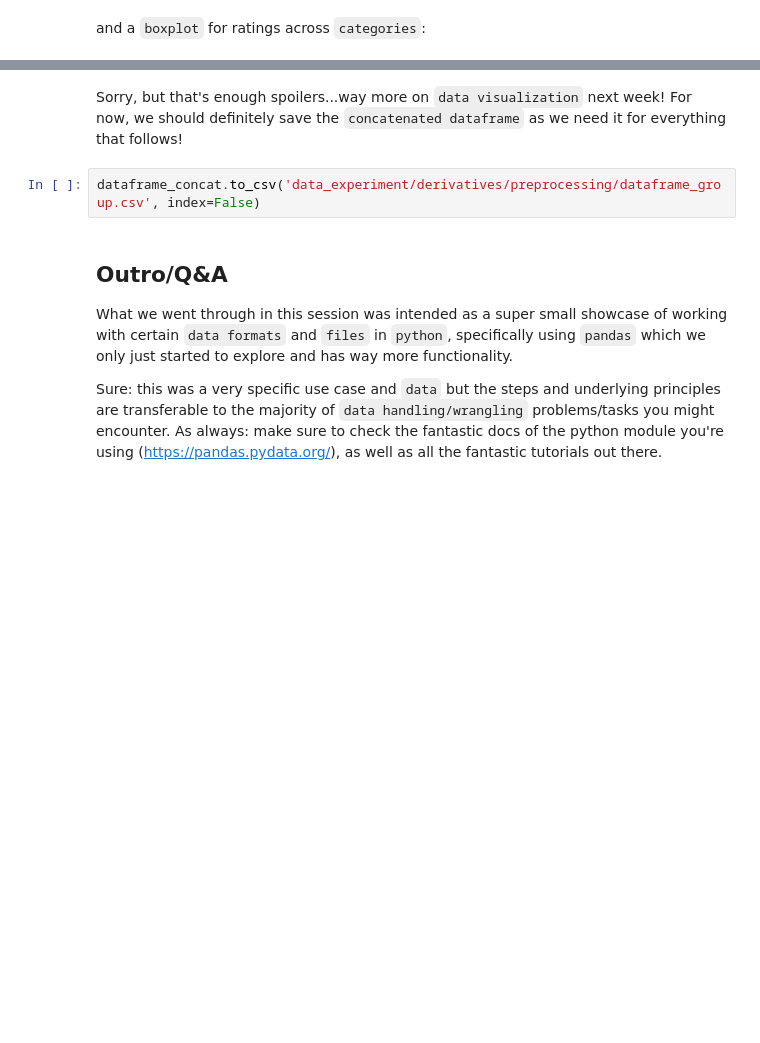
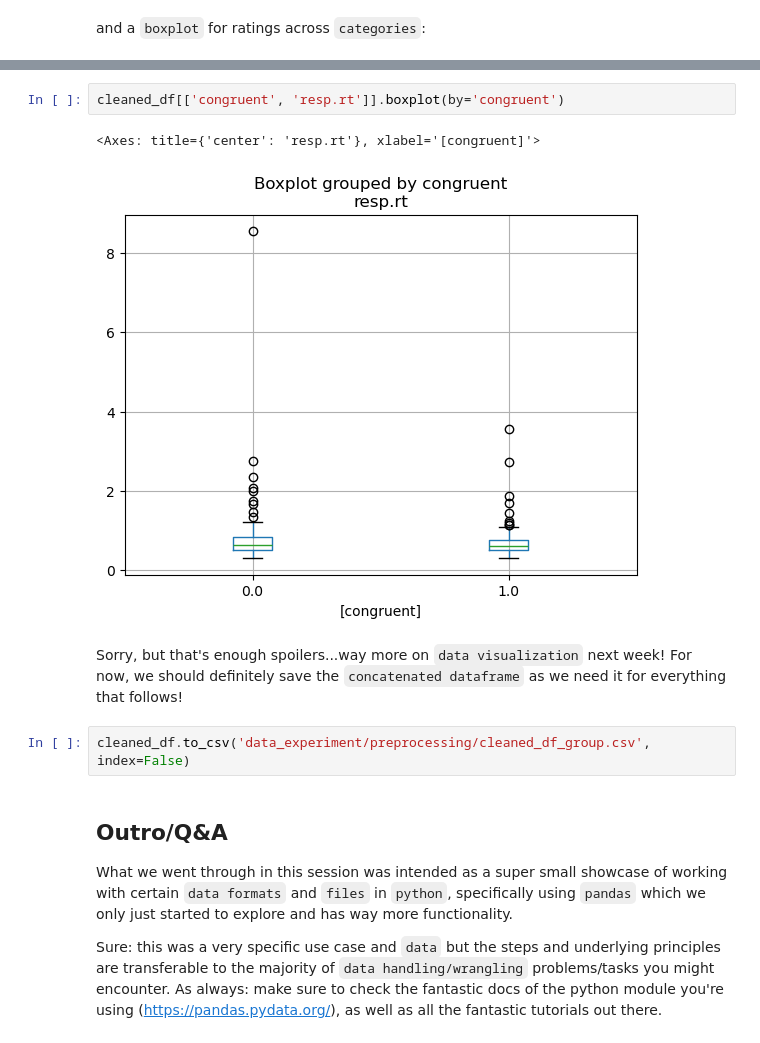
Before and after one commit to MarkovYu/Python_For_Psychologists_24, a Jupyter notebook: lecture/_build/jupyter_execute/analyses/intro_data_analyzes_visualization.ipynb, the cells around one changed output, grey strips where cells are left out. Cells and saved outputs as stored; diff of their text form; blank space fills up the shorter version.

```diff
--- a/lecture/_build/jupyter_execute/analyses/intro_data_analyzes_visualization.ipynb
+++ b/lecture/_build/jupyter_execute/analyses/intro_data_analyzes_visualization.ipynb
@@ -1039,7 +1030,12 @@ dataframe_concat[['category', 'ratings']].boxplot(by='category')
+# %%
+cleaned_df[['congruent', 'resp.rt']].boxplot(by='congruent')
+# %% [output]
+<Axes: title={'center': 'resp.rt'}, xlabel='[congruent]'>
+[figure, added]
 # %% [markdown]
 Sorry, but that's enough spoilers...way more on `data visualization` next week! For now, we should definitely save the `concatenated dataframe` as we need it for everything that follows!
 # %%
-dataframe_concat.to_csv('data_experiment/derivatives/preprocessing/dataframe_group.csv', index=False)
+cleaned_df.to_csv('data_experiment/preprocessing/cleaned_df_group.csv', index=False)
 # %% [markdown]
 ## Outro/Q&A
 
```
Also changed, not shown: parts of 59 cells of this notebook, 13 other files.
